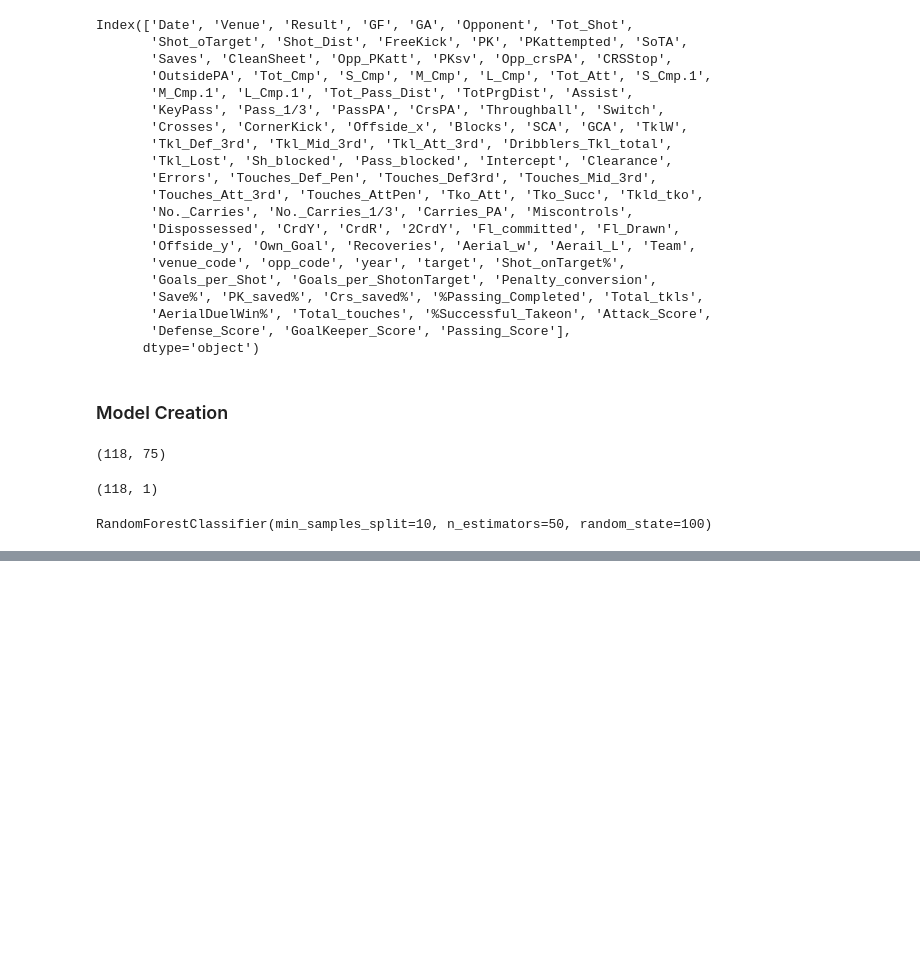
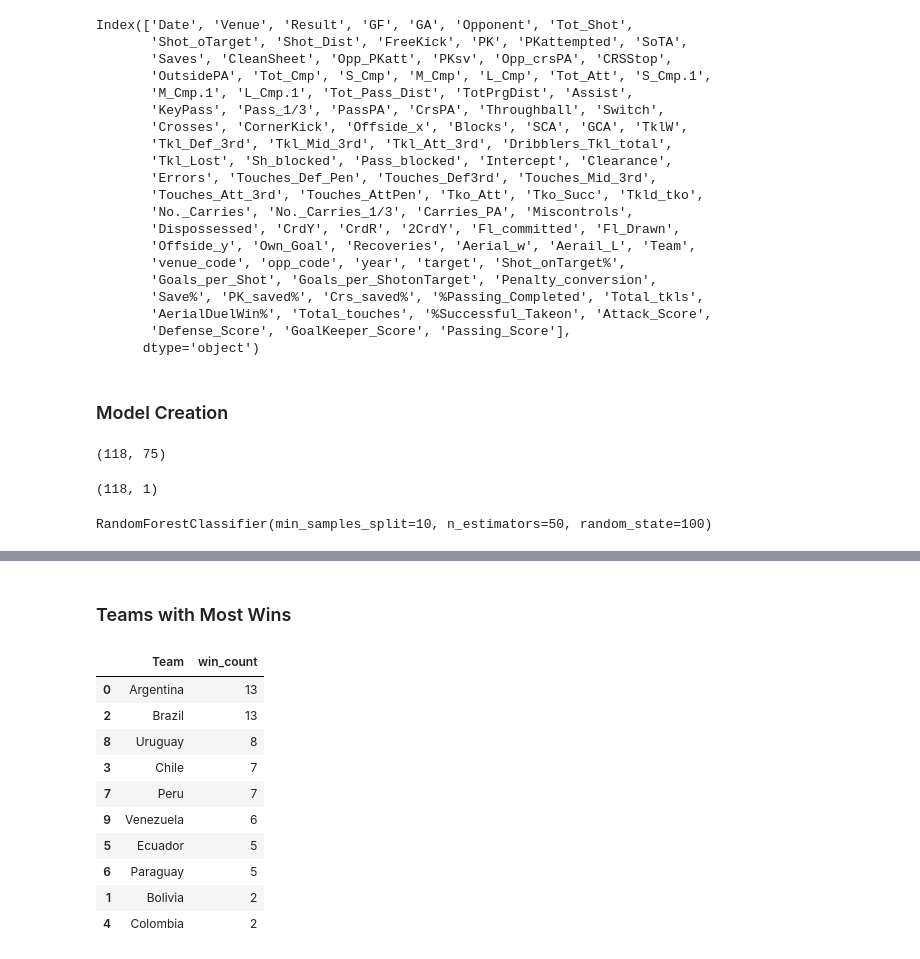
Before and after one commit to DhavalPatel511/copa_america_analysis, a Jupyter notebook: analysis_and_prediction.ipynb, the cells around one changed output, grey strips where cells are left out. Cells and saved outputs as stored; diff of their text form; code cells hidden in the pictures; blank space fills up the shorter version.

```diff
--- a/analysis_and_prediction.ipynb
+++ b/analysis_and_prediction.ipynb
@@ -175,3 +159,5 @@ list(all_matches.select_dtypes(include='object').columns)
 # %%
-all_matches['GF']=all_matches['GF'].str.slice(0,3)
-all_matches['GA']=all_matches['GA'].str.slice(0,3)
+all_matches['GF']=all_matches['GF'].astype(str).str.slice(0,2)
+all_matches['GF'] = pd.to_numeric(all_matches['GF'], errors='coerce')
+all_matches['GA']=all_matches['GA'].astype(str).str.slice(0,2)
+all_matches['GA'] = pd.to_numeric(all_matches['GA'], errors='coerce')
@@ -366,0 +394,19 @@ precision_score(y_test,y_pred)
+# %% [markdown]
+### Teams with Most Wins
+# %%
+wins_df = all_matches[all_matches['Result'] == 'W']
+team_wins = wins_df.groupby('Team').size().reset_index(name='win_count')
+most_wins=team_wins.sort_values(by='win_count',ascending=False)
+most_wins
+# %% [output]
+|  | Team | win_count |
+| 0 | Argentina | 13 |
+| 2 | Brazil | 13 |
+| 8 | Uruguay | 8 |
+| 3 | Chile | 7 |
+| 7 | Peru | 7 |
+| 9 | Venezuela | 6 |
+| 5 | Ecuador | 5 |
+| 6 | Paraguay | 5 |
+| 1 | Bolivia | 2 |
+| 4 | Colombia | 2 |
```
Also changed, not shown: parts of 35 cells of this notebook.
